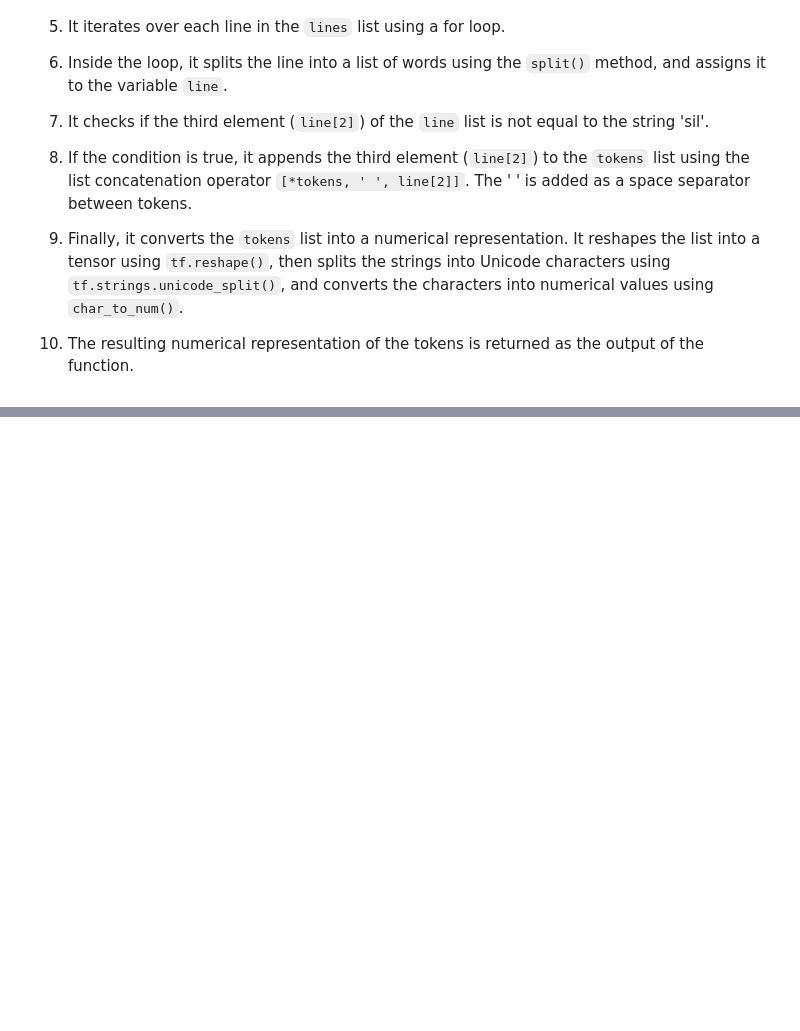
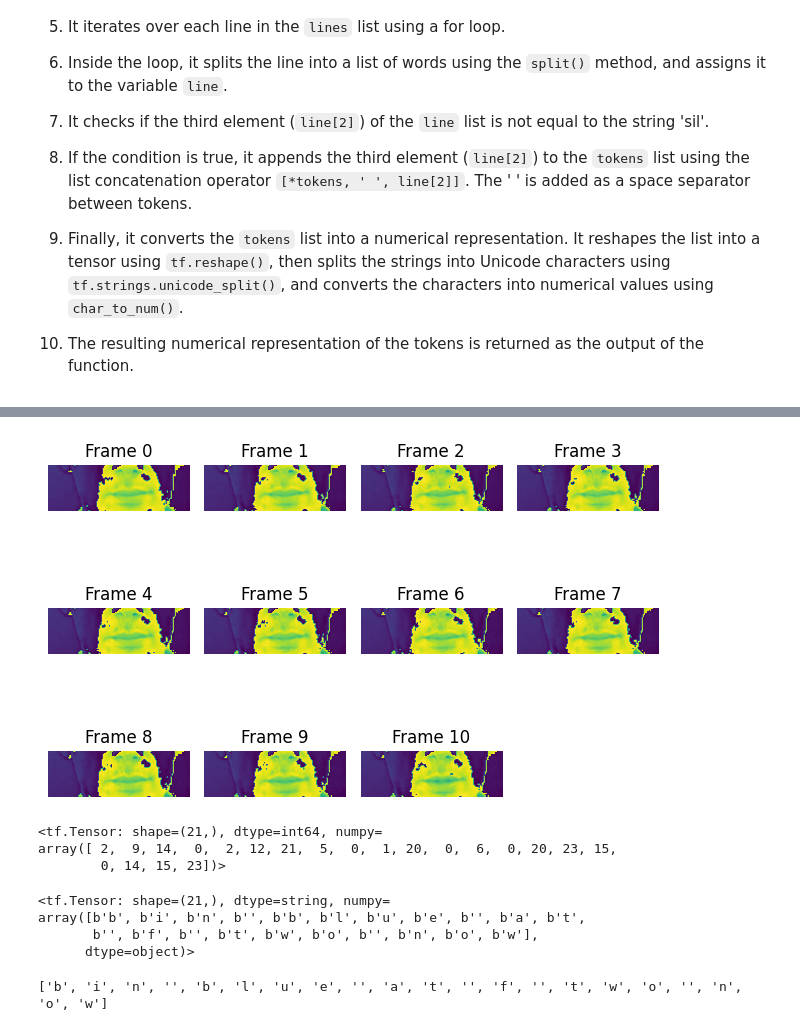
Before and after one commit to Francisroyce/Data-Science-ProjectPortfolio, a Jupyter notebook: Deep_learning_model_that_can_lip_read.ipynb, the cells around one changed output, grey strips where cells are left out. Cells and saved outputs as stored; diff of their text form; code cells hidden in the pictures; blank space fills up the shorter version.

```diff
--- a/Deep_learning_model_that_can_lip_read.ipynb
+++ b/Deep_learning_model_that_can_lip_read.ipynb
@@ -199,0 +248,31 @@ This code appears to load alignments from a file and convert them into a numeric
+# %%
+# Plot frames from 0 to 10
+for i in range(11):  # Range from 0 to 10 (inclusive)
+    plt.subplot(3, 4, i+1)  # Creating a 3x4 grid of subplots, adjust the dimensions as needed
+    plt.imshow(frames[i])
+    plt.title(f'Frame {i}')
+    plt.axis('off')  # Turn off the axis labels
+
+plt.tight_layout()  # Adjust spacing between subplots if needed
+plt.show()
+
+# this frame is showing different lips
+# %% [output]
+[figure, added]
+# %%
+alignments
+# %% [output]
+<tf.Tensor: shape=(21,), dtype=int64, numpy=
+array([ 2,  9, 14,  0,  2, 12, 21,  5,  0,  1, 20,  0,  6,  0, 20, 23, 15,
+        0, 14, 15, 23])>
+# %%
+num_to_char(alignments)
+# %% [output]
+<tf.Tensor: shape=(21,), dtype=string, numpy=
+array([b'b', b'i', b'n', b'', b'b', b'l', b'u', b'e', b'', b'a', b't',
+       b'', b'f', b'', b't', b'w', b'o', b'', b'n', b'o', b'w'],
+      dtype=object)>
+# %%
+print([bytes.decode(x) for x in num_to_char(alignments.numpy()).numpy()])
+# %% [output]
+['b', 'i', 'n', '', 'b', 'l', 'u', 'e', '', 'a', 't', '', 'f', '', 't', 'w', 'o', '', 'n', 'o', 'w']
```
Also changed, not shown: parts of 28 cells of this notebook.
